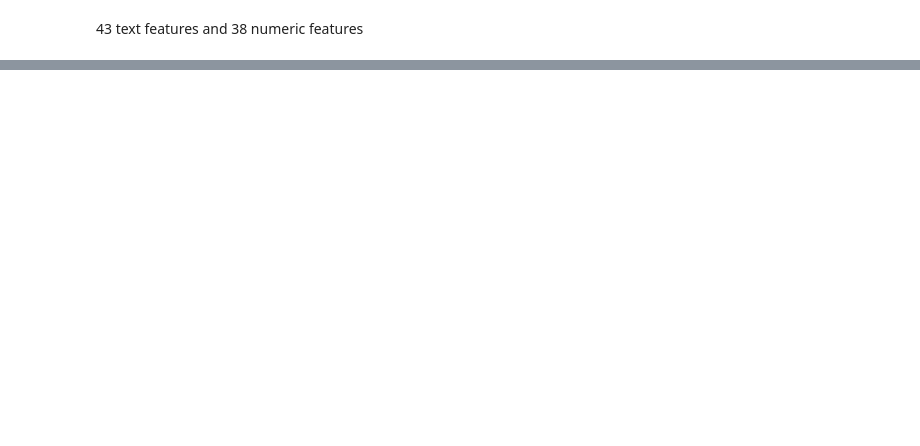
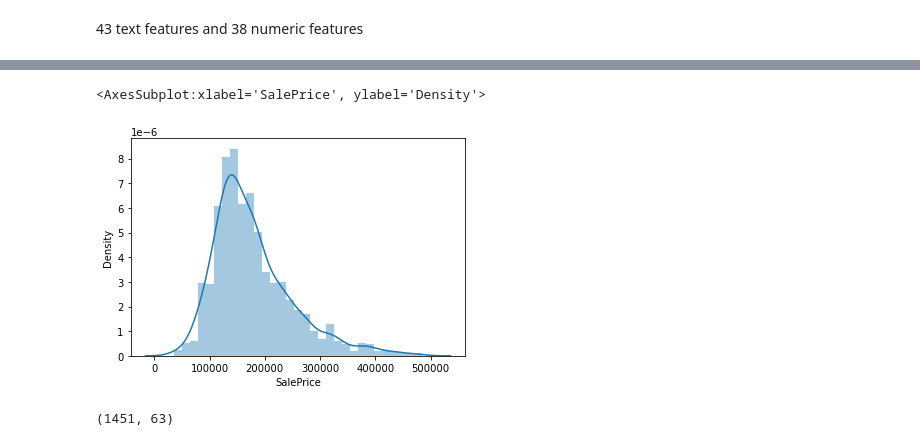
Before and after one commit to karthickchetti/HousingPricePrediction, a Jupyter notebook: Advanced_Regression.ipynb, the cells around one changed output, grey strips where cells are left out. Drawn from its saved outputs; the diff is of its cells as text; code cells hidden in the pictures; blank space fills up the shorter version.

Commit message:
Data preparation & EDA completed

```diff
--- a/Advanced_Regression.ipynb
+++ b/Advanced_Regression.ipynb
@@ -58,0 +62,6 @@ cols_miss_
+# %%
+#Missing value ratio
+#Removing columns having more than 75% missing values in entries
+perc=data.isna().sum()/len(data)
+cols_to_del = [col for col,val in perc.items() if val>0.75]
+print("Columns removed",cols_to_del)
@@ -58,0 +70,5 @@ cols_miss_
+# %%
+#Remove ID column since it has unique values and not useful for prediction
+cols_to_del.append("Id")
+data.drop(columns=cols_to_del,inplace=True)
+data.shape
@@ -58,0 +82,14 @@ cols_miss_
+# %%
+#Removing columns with low variation in data
+#Check categorical data
+data_cat=data.select_dtypes(include=['object'])
+cat_cols=list(data_cat.columns)
+# print(len(cat_cols))
+#Identify columns which have more than 90% of same category value
+data_cols_var=[]
+for cat in cat_cols:
+    val_cnt=pd.DataFrame(data_cat[cat].value_counts(normalize=True))
+    if float(val_cnt.max())>=0.9:
+        data_cols_var.append(cat)
+del_len=len(data_cols_var)
+print(f"{del_len} Categorical Columns with more than 90% of single category : {data_cols_var}")
@@ -58,0 +98,4 @@ cols_miss_
+# %%
+#Remove low variation columns since they are not useful for prediction
+data.drop(columns=data_cols_var,inplace=True)
+data.shape
@@ -58,0 +110,8 @@ cols_miss_
+# %%
+#We observe some outliers in the target Variable, we remove the extreme points above 500000 price
+data=data[data["SalePrice"]<500000]
+#Observing Distribution of sale price
+sns.distplot(data["SalePrice"])
+# %% [output]
+<AxesSubplot:xlabel='SalePrice', ylabel='Density'>
+[figure, added]
@@ -58,0 +133,4 @@ cols_miss_
+# %%
+print(data.shape)
+# %% [output]
+(1451, 63)
```
Also changed, not shown: parts of 31 cells of this notebook.
